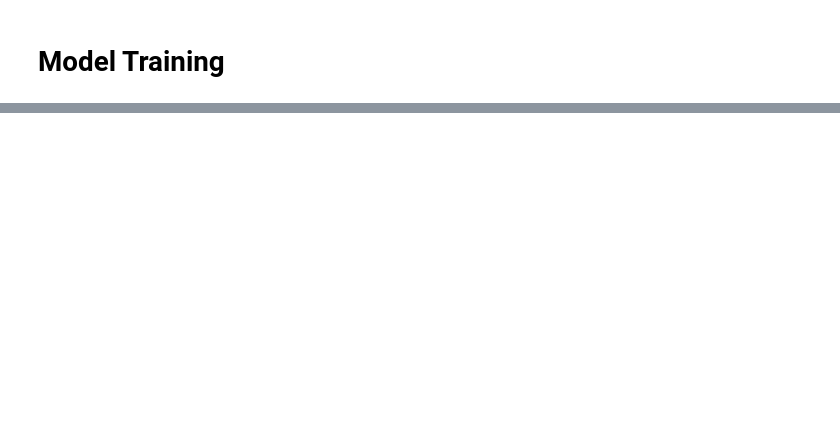
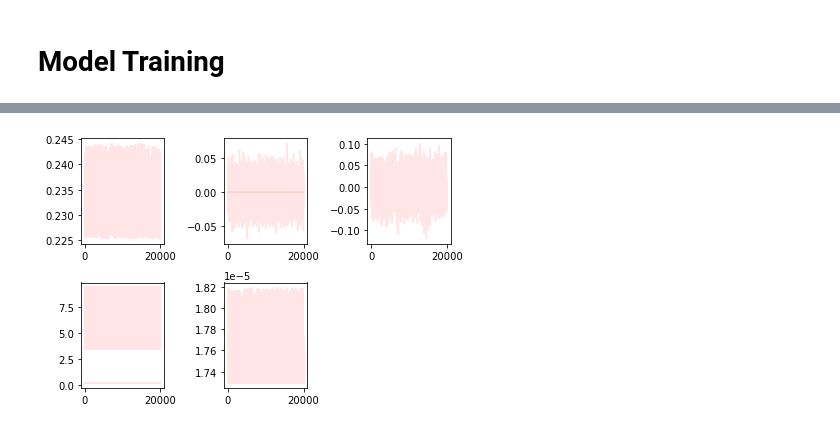
Before and after one commit to tanguy0/Stage_Crest, a Jupyter notebook: DL_RBC_dolo.ipynb, the cells around one changed output, grey strips where cells are left out. Cells and saved outputs as stored; diff of their text form; code cells hidden in the pictures; blank space fills up the shorter version.

```diff
--- a/DL_RBC_dolo.ipynb
+++ b/DL_RBC_dolo.ipynb
@@ -378,0 +438,2 @@ for j in range(len(state_vec)):
+# %%
+sim = simulate(model,dr,500,40)
@@ -378,0 +443,34 @@ for j in range(len(state_vec)):
+# %%
+plt.figure()
+
+mat = []
+for i in range(len(sim[0][0])):
+    mat.append([])
+for i in range(len(sim[0][0])):
+    for j in range(len(sim[0][0][i])):
+        mat[i].append([])
+
+for i in range(len(sim)):
+    for j in range(len(sim[i])):
+        for v in range(len(sim[i][j])):
+            for l in range(len(sim[i][j][v])):
+                mat[v][l].append(sim[i][j][v][l])
+
+for v in range(len(mat)+1):
+    for l in range(len(mat[v-1])):
+        plt.subplot(231+v+l)
+        plt.plot(mat[v-1][l], color='red', alpha=0.1)
+
+# plt.subplot(331)
+# plt.title('Shocks')
+# plt.subplot(332)
+# plt.title('Technological progress')
+# plt.subplot(333)
+# plt.title('Capital')
+# plt.subplot(334)
+# plt.title('Investment')
+# plt.subplot(335)
+# plt.title('Labor')
+
+plt.tight_layout()
+# %% [output]
@@ -378,0 +481 @@ for j in range(len(state_vec)):
+[figure, added]
```
Also changed, not shown: parts of 11 cells of this notebook.
